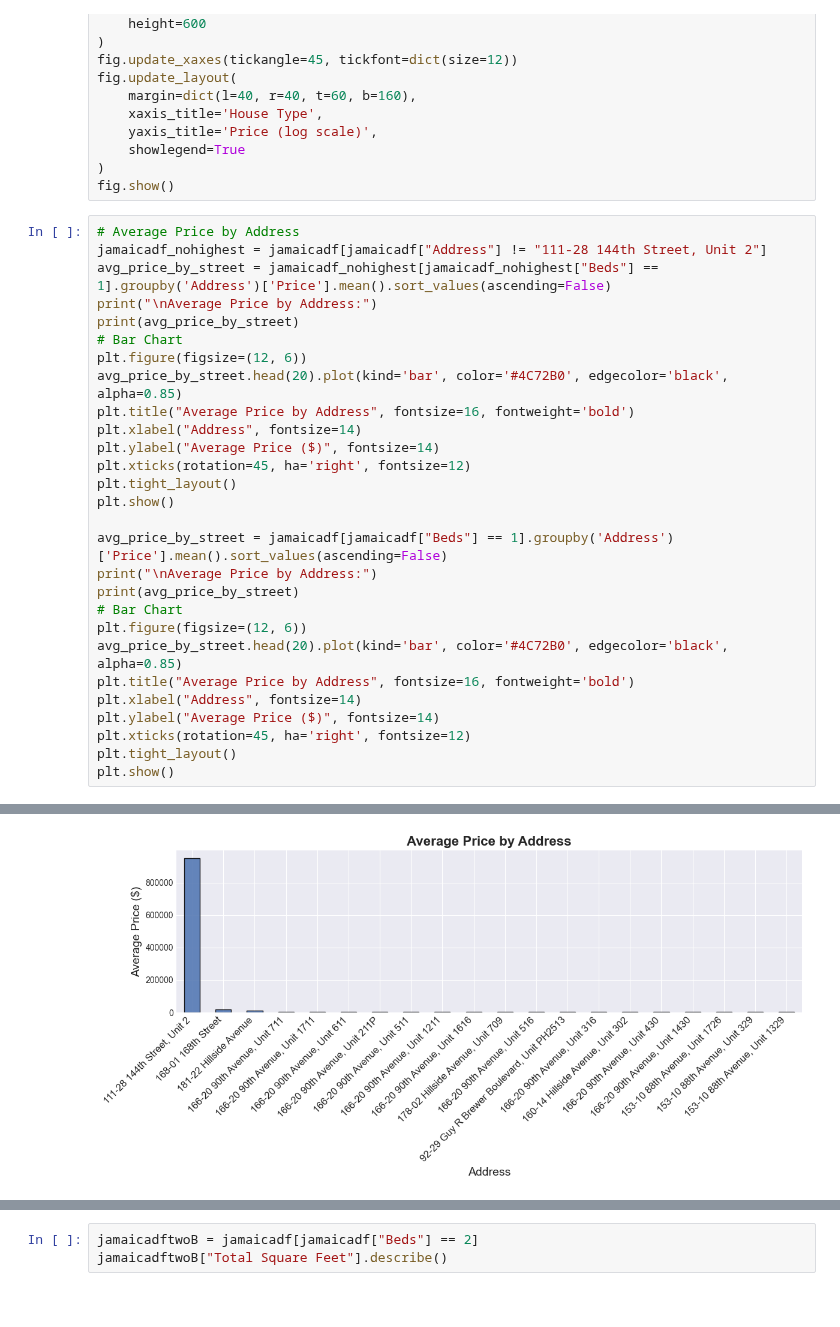
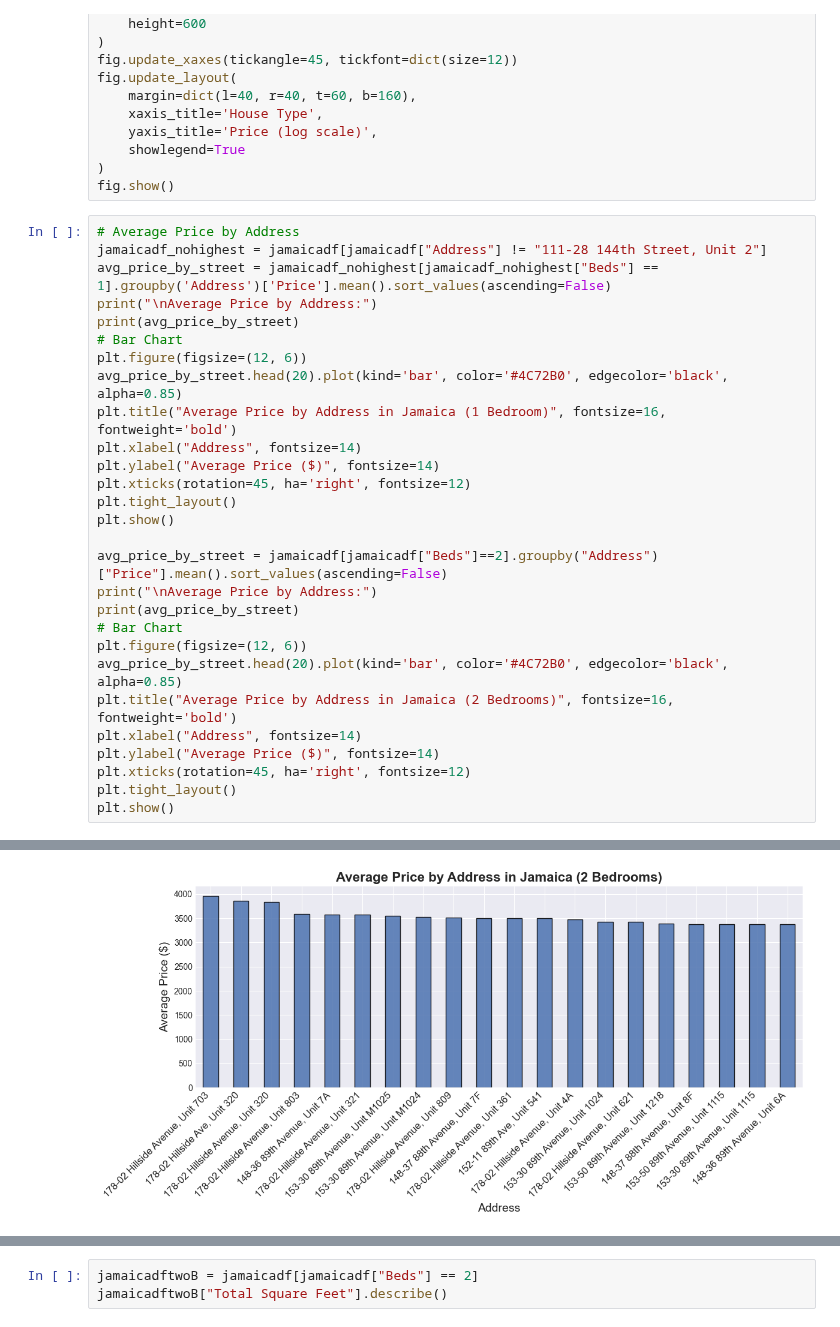
Before and after one commit to supernovaaa2024/RealEstateValuation, a Jupyter notebook: RealEstateStatisticalAnalysis.ipynb, the cells around one changed output, grey strips where cells are left out. Cells and saved outputs as stored; diff of their text form.

```diff
--- a/RealEstateStatisticalAnalysis.ipynb
+++ b/RealEstateStatisticalAnalysis.ipynb
@@ -766,20 +766,20 @@ print(avg_price_by_street)
 # Bar Chart
 plt.figure(figsize=(12, 6))
 avg_price_by_street.head(20).plot(kind='bar', color='#4C72B0', edgecolor='black', alpha=0.85)
-plt.title("Average Price by Address", fontsize=16, fontweight='bold')
+plt.title("Average Price by Address in Jamaica (1 Bedroom)", fontsize=16, fontweight='bold')
 plt.xlabel("Address", fontsize=14)
 plt.ylabel("Average Price ($)", fontsize=14)
 plt.xticks(rotation=45, ha='right', fontsize=12)
 plt.tight_layout()
 plt.show()
 
-avg_price_by_street = jamaicadf[jamaicadf["Beds"] == 1].groupby('Address')['Price'].mean().sort_values(ascending=False)
+avg_price_by_street = jamaicadf[jamaicadf["Beds"]==2].groupby("Address")["Price"].mean().sort_values(ascending=False)
 print("\nAverage Price by Address:")
 print(avg_price_by_street)
 # Bar Chart
 plt.figure(figsize=(12, 6))
 avg_price_by_street.head(20).plot(kind='bar', color='#4C72B0', edgecolor='black', alpha=0.85)
-plt.title("Average Price by Address", fontsize=16, fontweight='bold')
+plt.title("Average Price by Address in Jamaica (2 Bedrooms)", fontsize=16, fontweight='bold')
 plt.xlabel("Address", fontsize=14)
 plt.ylabel("Average Price ($)", fontsize=14)
 plt.xticks(rotation=45, ha='right', fontsize=12)
@@ -818,3 +818,3 @@ Name: Price, Length: 1190, dtype: float64
-[figure, old version]
+[figure, new version]
 # %%
 # Average Price by Address
```
Also changed, not shown: parts of 5 cells of this notebook.
